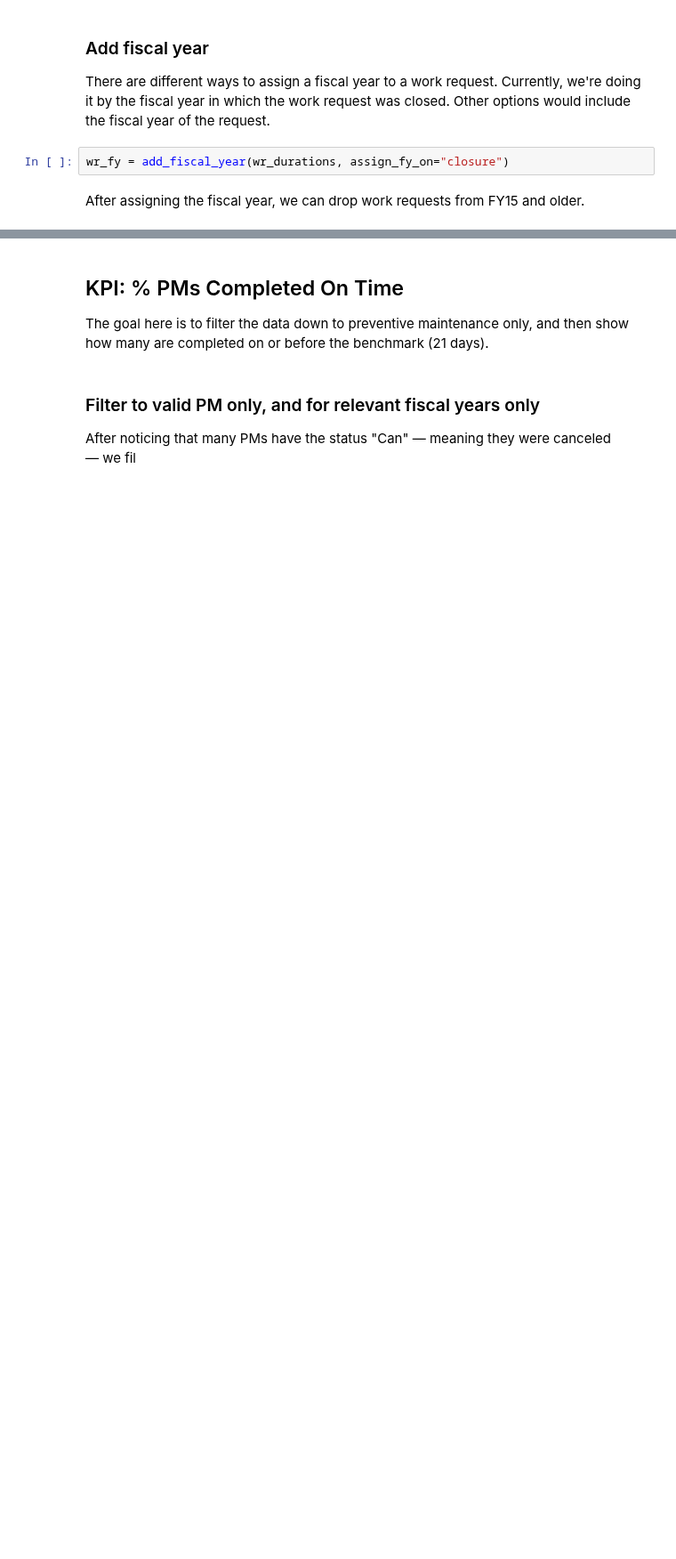
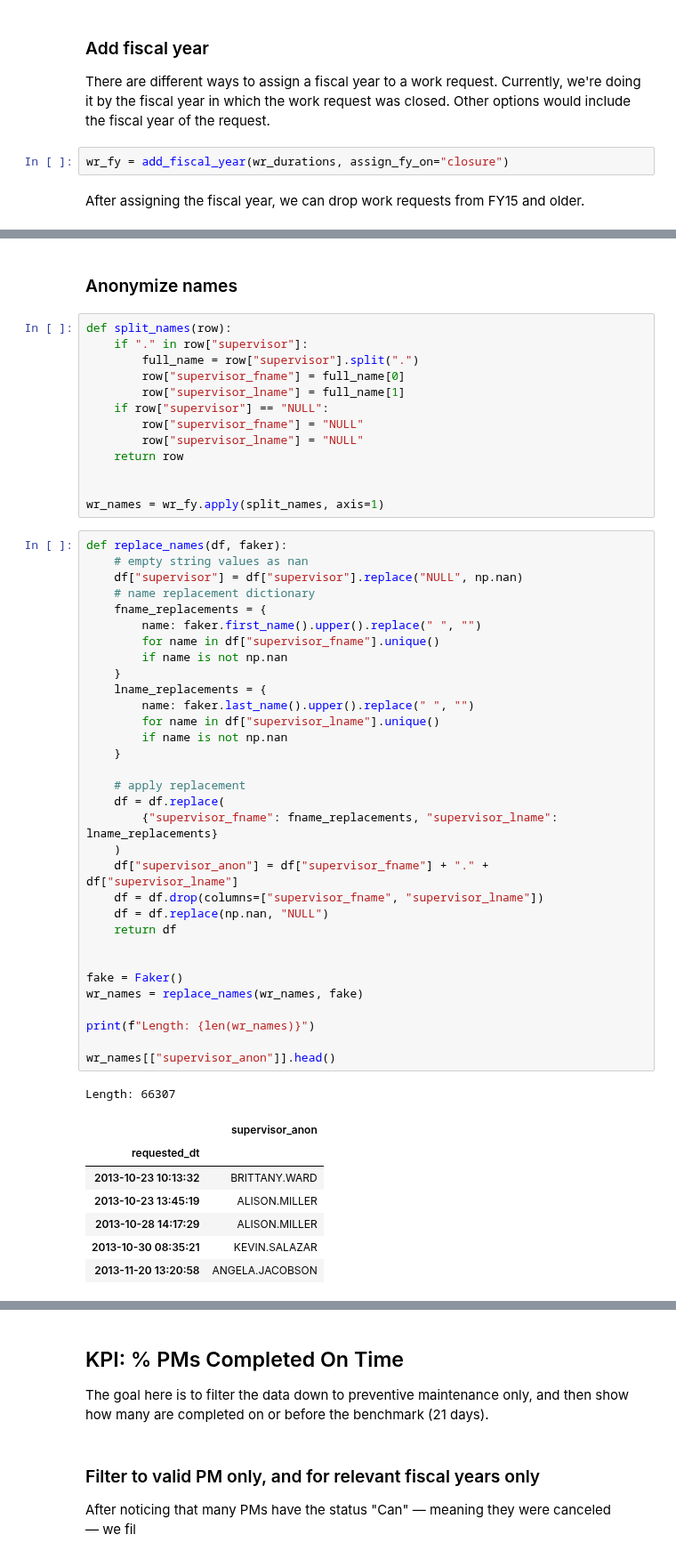
Before and after one commit to department-of-general-services/KPI_central, a Jupyter notebook: FMD_scorecard.ipynb, the cells around one changed output, grey strips where cells are left out. Shown at 89% size. Drawn from its saved outputs; the diff is of its cells as text; blank space fills up the shorter version.

```diff
--- a/FMD_scorecard.ipynb
+++ b/FMD_scorecard.ipynb
@@ -191,0 +208,56 @@ wr_fy = wr_fy[cond_fy]
+# %% [markdown]
+### Anonymize names
+# %%
+def split_names(row):
+    if "." in row["supervisor"]:
+        full_name = row["supervisor"].split(".")
+        row["supervisor_fname"] = full_name[0]
+        row["supervisor_lname"] = full_name[1]
+    if row["supervisor"] == "NULL":
+        row["supervisor_fname"] = "NULL"
+        row["supervisor_lname"] = "NULL"
+    return row
+
+
+wr_names = wr_fy.apply(split_names, axis=1)
+# %%
+def replace_names(df, faker):
+    # empty string values as nan
+    df["supervisor"] = df["supervisor"].replace("NULL", np.nan)
+    # name replacement dictionary
+    fname_replacements = {
+        name: faker.first_name().upper().replace(" ", "")
+        for name in df["supervisor_fname"].unique()
+        if name is not np.nan
+    }
+    lname_replacements = {
+        name: faker.last_name().upper().replace(" ", "")
+        for name in df["supervisor_lname"].unique()
+        if name is not np.nan
+    }
+
+    # apply replacement
+    df = df.replace(
+        {"supervisor_fname": fname_replacements, "supervisor_lname": lname_replacements}
+    )
+    df["supervisor_anon"] = df["supervisor_fname"] + "." + df["supervisor_lname"]
+    df = df.drop(columns=["supervisor_fname", "supervisor_lname"])
+    df = df.replace(np.nan, "NULL")
+    return df
+
+
+fake = Faker()
+wr_names = replace_names(wr_names, fake)
+
+print(f"Length: {len(wr_names)}")
+
+wr_names[["supervisor_anon"]].head()
+# %% [output]
+Length: 66307
+|  | supervisor_anon |
+| requested_dt |  |
+| 2013-10-23 10:13:32 | BRITTANY.WARD |
+| 2013-10-23 13:45:19 | ALISON.MILLER |
+| 2013-10-28 14:17:29 | ALISON.MILLER |
+| 2013-10-30 08:35:21 | KEVIN.SALAZAR |
+| 2013-11-20 13:20:58 | ANGELA.JACOBSON |
```
Also changed, not shown: parts of 60 cells of this notebook.
